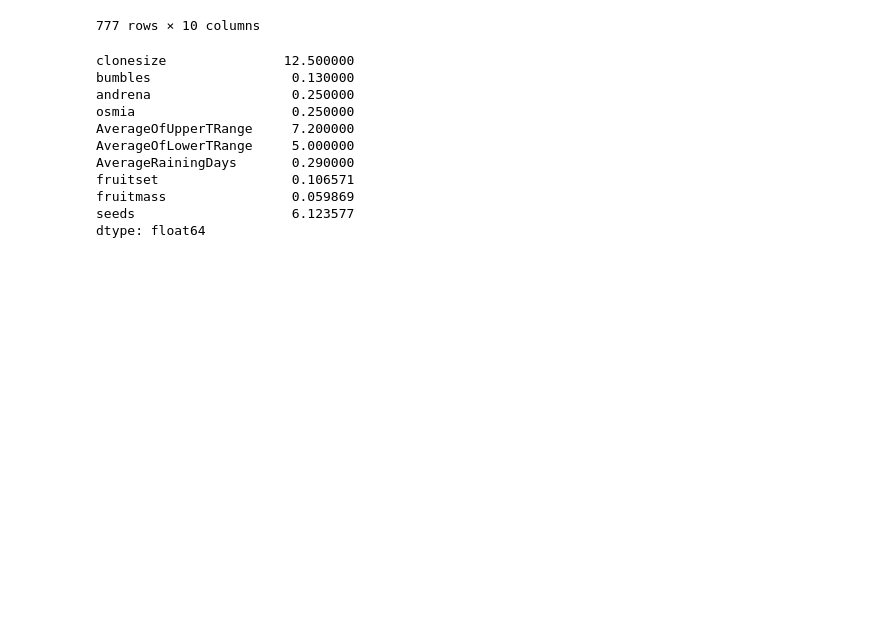
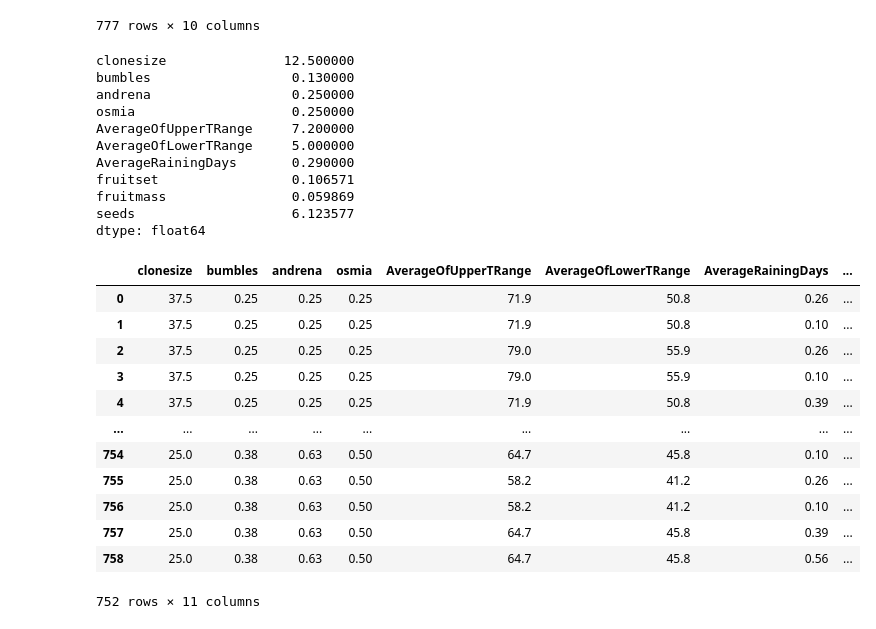
Before and after one commit to vedanthv/wild-blueberry-pollination-simulation-prediction, a Jupyter notebook: WildBlueBerryYieldPred.ipynb, the cells around one changed output. Drawn from its saved outputs; the diff is of its cells as text; code cells hidden in the pictures; blank space fills up the shorter version.

```diff
--- a/WildBlueBerryYieldPred.ipynb
+++ b/WildBlueBerryYieldPred.ipynb
@@ -348,0 +351,16 @@ dtype: float64
+# %%
+bbry_data_iqr
+# %% [output]
+|  | clonesize | bumbles | andrena | osmia | AverageOfUpperTRange | AverageOfLowerTRange | AverageRainingDays | ... |
+| 0 | 37.5 | 0.25 | 0.25 | 0.25 | 71.9 | 50.8 | 0.26 | ... |
+| 1 | 37.5 | 0.25 | 0.25 | 0.25 | 71.9 | 50.8 | 0.10 | ... |
+| 2 | 37.5 | 0.25 | 0.25 | 0.25 | 79.0 | 55.9 | 0.26 | ... |
+| 3 | 37.5 | 0.25 | 0.25 | 0.25 | 79.0 | 55.9 | 0.10 | ... |
+| 4 | 37.5 | 0.25 | 0.25 | 0.25 | 71.9 | 50.8 | 0.39 | ... |
+| ... | ... | ... | ... | ... | ... | ... | ... | ... |
+| 754 | 25.0 | 0.38 | 0.63 | 0.50 | 64.7 | 45.8 | 0.10 | ... |
+| 755 | 25.0 | 0.38 | 0.63 | 0.50 | 58.2 | 41.2 | 0.26 | ... |
+| 756 | 25.0 | 0.38 | 0.63 | 0.50 | 58.2 | 41.2 | 0.10 | ... |
+| 757 | 25.0 | 0.38 | 0.63 | 0.50 | 64.7 | 45.8 | 0.39 | ... |
+| 758 | 25.0 | 0.38 | 0.63 | 0.50 | 64.7 | 45.8 | 0.56 | ... |
+752 rows × 11 columns
```
Also changed, not shown: parts of 4 cells of this notebook.
